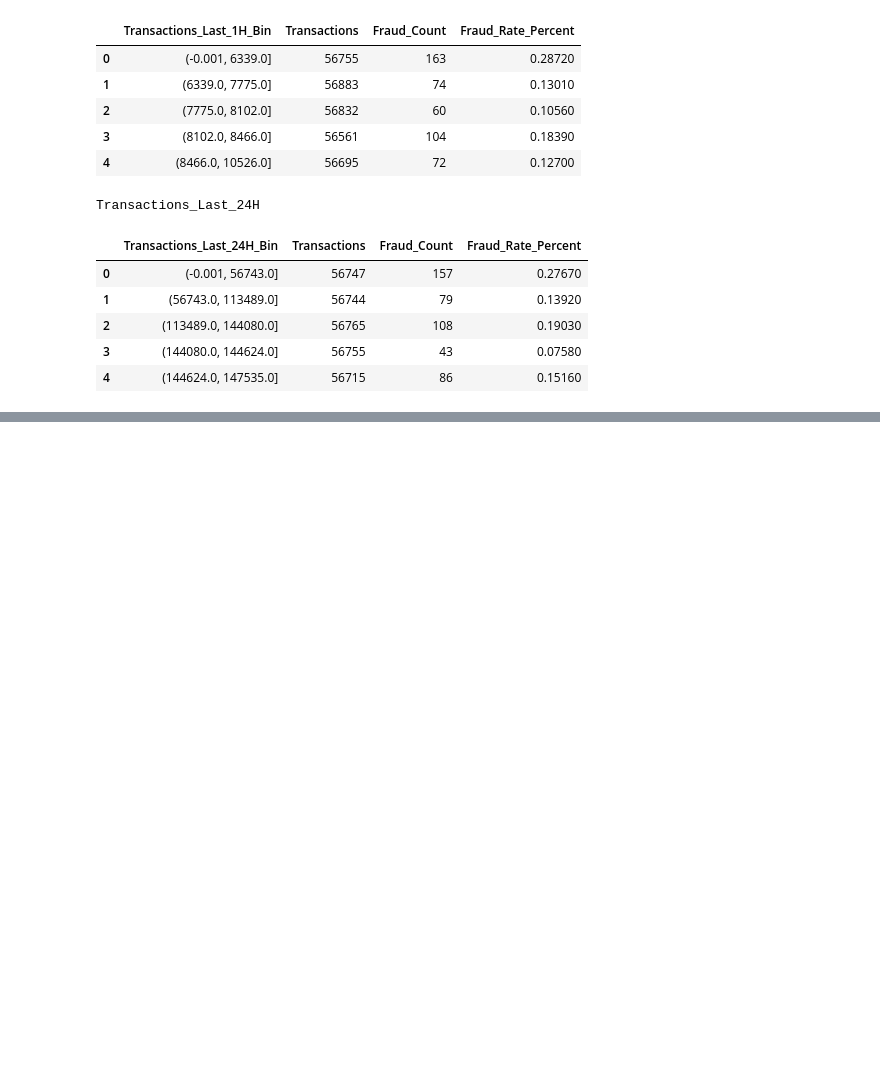
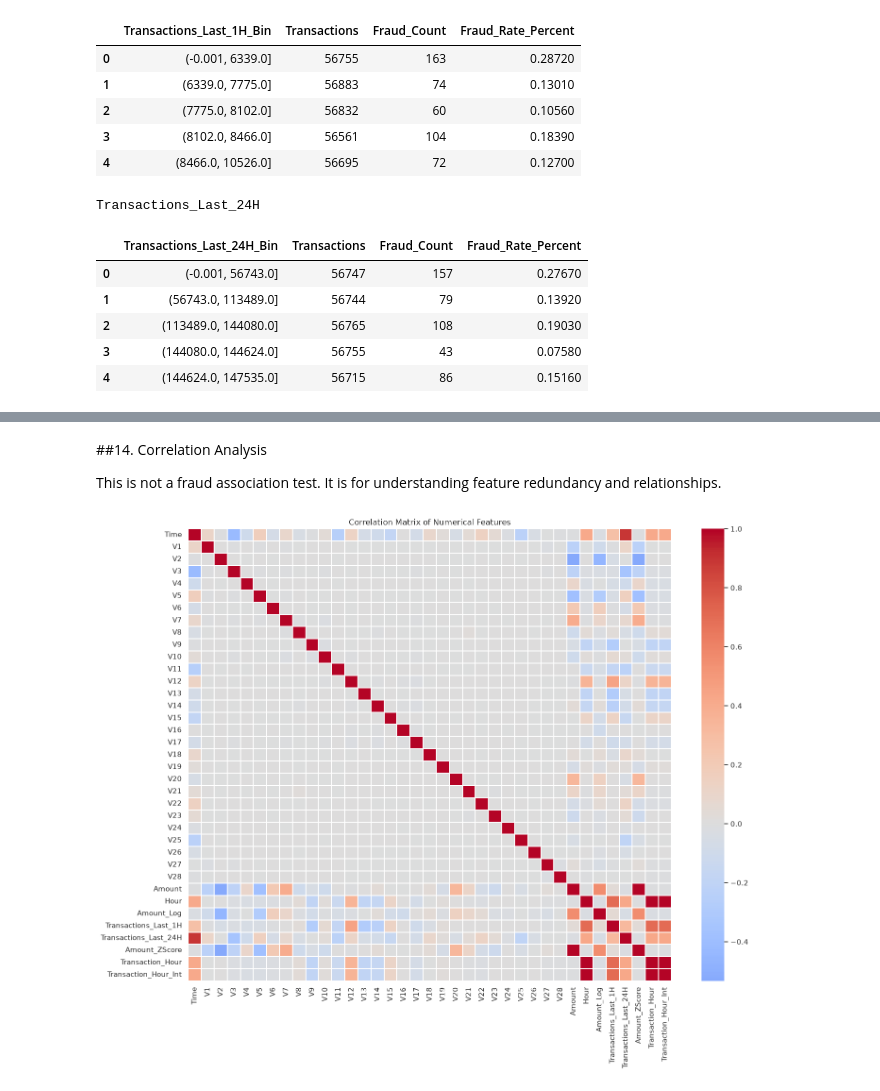
Before and after one commit to to-bits/BehaviorGuard-Customer-Behavioral-Profiling-for-Credit-Card-Fraud-Detection, a Jupyter notebook: BehaviorGuard — Customer Behavioral Profiling for Credit Card Fraud Detection/notebooks/03_statistical_analysis.ipynb, the cells around one changed output, grey strips where cells are left out. Drawn from its saved outputs; the diff is of its cells as text; code cells hidden in the pictures; blank space fills up the shorter version.

```diff
--- a/BehaviorGuard — Customer Behavioral Profiling for Credit Card Fraud Detection/notebooks/03_statistical_analysis.ipynb
+++ b/BehaviorGuard — Customer Behavioral Profiling for Credit Card Fraud Detection/notebooks/03_statistical_analysis.ipynb
@@ -1390,0 +1656,39 @@ Transactions_Last_24H
+# %% [markdown]
+##14. Correlation Analysis
+
+This is not a fraud association test. It is for understanding feature redundancy and relationships.
+# %%
+
+# CORRELATION ANALYSIS
+
+correlation_matrix = (
+    df[numerical_features]
+    .corr()
+)
+
+plt.figure(
+    figsize=(15, 12)
+)
+
+sns.heatmap(
+    correlation_matrix,
+    center=0,
+    cmap="coolwarm",
+    linewidths=0.2
+)
+
+plt.title(
+    "Correlation Matrix of Numerical Features"
+)
+
+plt.tight_layout()
+
+plt.savefig(
+    f"{FIGURE_DIR}/correlation_matrix.png",
+    dpi=300,
+    bbox_inches="tight"
+)
+
+plt.show()
+# %% [output]
+[figure, added]
```
Also changed, not shown: parts of 8 cells of this notebook, 4 other files.
